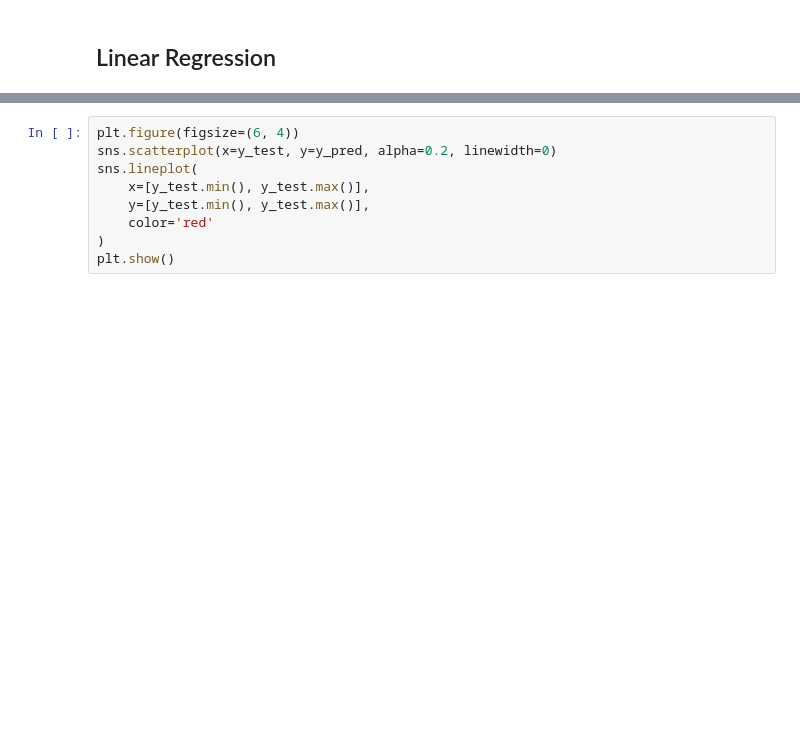
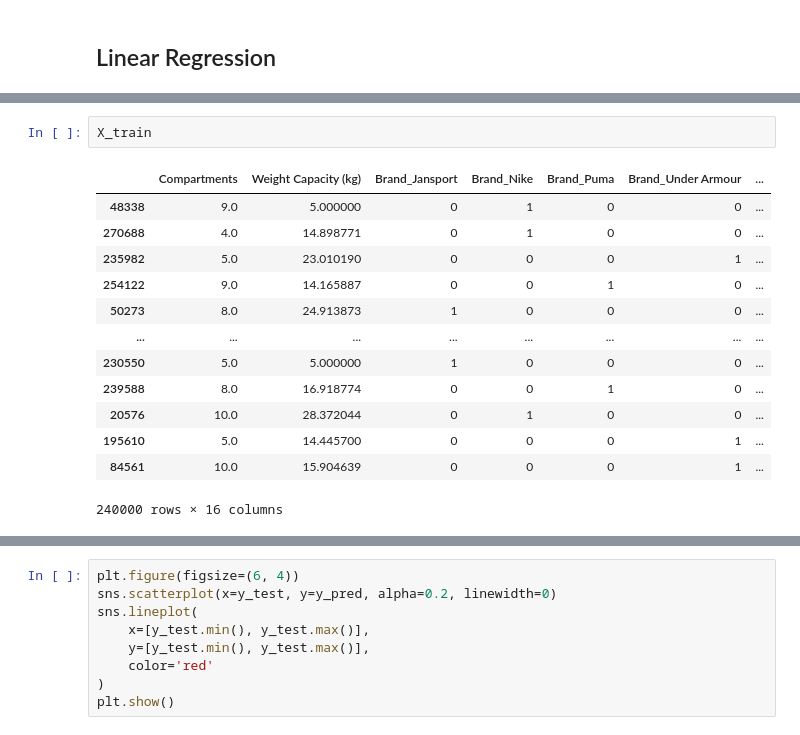
Before and after one commit to CrisLeaf/backpack-prediction, a Jupyter notebook: notebooks/Modeling1.ipynb, the cells around one changed output, grey strips where cells are left out. Saved outputs shown, nothing was run; the diff lists cells and outputs as text; blank space fills up the shorter version.

```diff
--- a/notebooks/Modeling1.ipynb
+++ b/notebooks/Modeling1.ipynb
@@ -40,3 +43,19 @@ CV Score RMSE: 39.024082311971085
+# %%
+X_train
+# %% [output]
+|  | Compartments | Weight Capacity (kg) | Brand_Jansport | Brand_Nike | Brand_Puma | Brand_Under Armour | ... |
+| 48338 | 9.0 | 5.000000 | 0 | 1 | 0 | 0 | ... |
+| 270688 | 4.0 | 14.898771 | 0 | 1 | 0 | 0 | ... |
+| 235982 | 5.0 | 23.010190 | 0 | 0 | 0 | 1 | ... |
+| 254122 | 9.0 | 14.165887 | 0 | 0 | 1 | 0 | ... |
+| 50273 | 8.0 | 24.913873 | 1 | 0 | 0 | 0 | ... |
+| ... | ... | ... | ... | ... | ... | ... | ... |
+| 230550 | 5.0 | 5.000000 | 1 | 0 | 0 | 0 | ... |
+| 239588 | 8.0 | 16.918774 | 0 | 0 | 1 | 0 | ... |
+| 20576 | 10.0 | 28.372044 | 0 | 1 | 0 | 0 | ... |
+| 195610 | 5.0 | 14.445700 | 0 | 0 | 0 | 1 | ... |
+| 84561 | 10.0 | 15.904639 | 0 | 0 | 0 | 1 | ... |
+240000 rows × 16 columns
 # %%
 linreg.fit(X_train, y_train)
 
```
Also changed, not shown: parts of 13 cells of this notebook.
